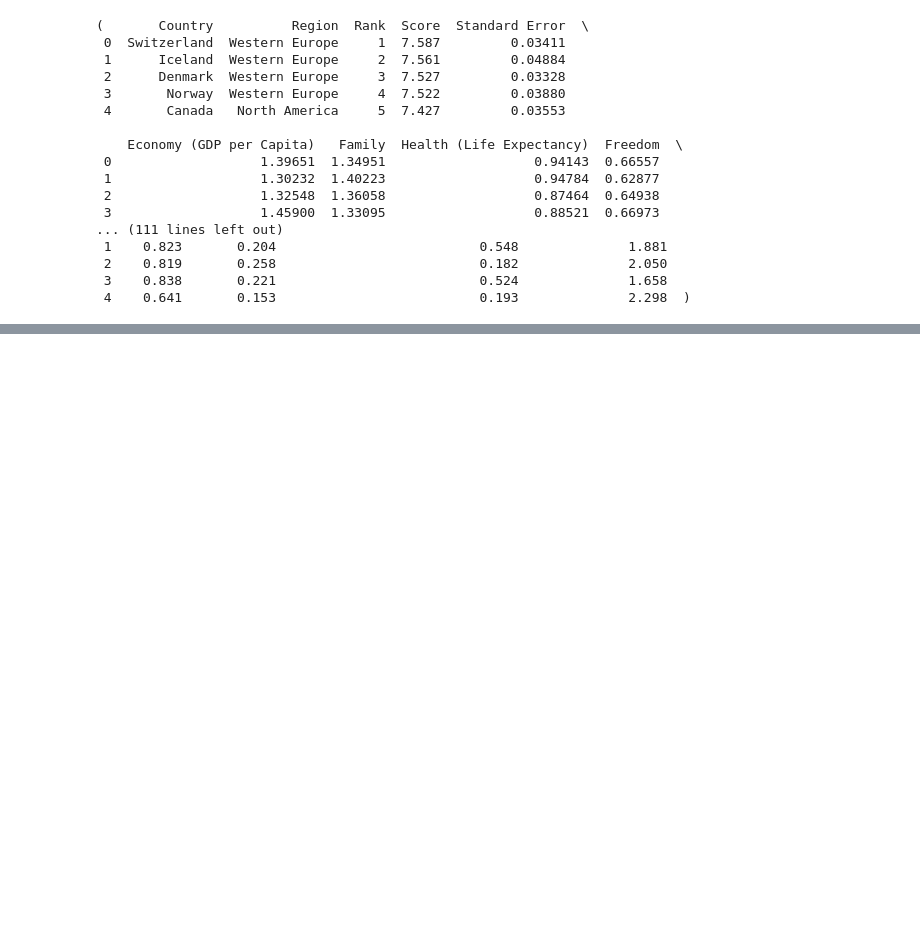
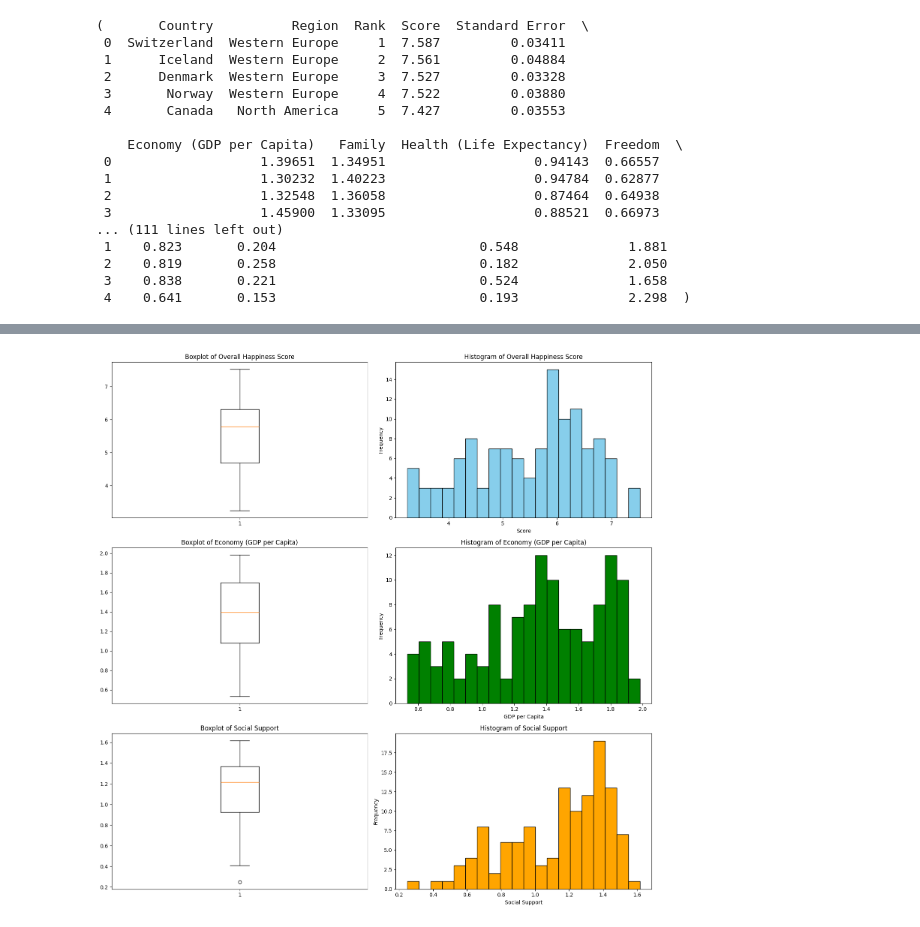
Before and after one commit to fileoy/Usecase-2, a Jupyter notebook: EDA explain template.ipynb, the cells around one changed output, grey strips where cells are left out. Cells and saved outputs as stored; diff of their text form; code cells hidden in the pictures; blank space fills up the shorter version.

```diff
--- a/EDA explain template.ipynb
+++ b/EDA explain template.ipynb
@@ -853,0 +964,38 @@ We use 3 common visualization methods:
+# %%
+# Creating a boxplot and histogram for each key metric
+
+fig, axs = plt.subplots(3, 2, figsize=(15, 15))
+
+# Boxplot and histogram for Score (Overall Happiness)
+axs[0, 0].boxplot(h24_df_filtered['Score'])
+axs[0, 0].set_title('Boxplot of Overall Happiness Score')
+
+axs[0, 1].hist(h24_df_filtered['Score'], bins=20, color='skyblue', edgecolor='black')
+axs[0, 1].set_title('Histogram of Overall Happiness Score')
+axs[0, 1].set_xlabel('Score')
+axs[0, 1].set_ylabel('Frequency')
+
+# Boxplot and histogram for Economy (GDP per Capita)
+axs[1, 0].boxplot(h24_df_filtered['Economy (GDP per Capita)'])
+axs[1, 0].set_title('Boxplot of Economy (GDP per Capita)')
+
+axs[1, 1].hist(h24_df_filtered['Economy (GDP per Capita)'], bins=20, color='green', edgecolor='black')
+axs[1, 1].set_title('Histogram of Economy (GDP per Capita)')
+axs[1, 1].set_xlabel('GDP per Capita')
+axs[1, 1].set_ylabel('Frequency')
+
+# Boxplot and histogram for Social Support
+axs[2, 0].boxplot(h24_df_filtered['Social Support'])
+axs[2, 0].set_title('Boxplot of Social Support')
+
+axs[2, 1].hist(h24_df_filtered['Social Support'], bins=20, color='orange', edgecolor='black')
+axs[2, 1].set_title('Histogram of Social Support')
+axs[2, 1].set_xlabel('Social Support')
+axs[2, 1].set_ylabel('Frequency')
+
+plt.tight_layout()
+
+# Display the boxplots and histograms
+plt.show()
+# %% [output]
+[figure, added]
```
Also changed, not shown: parts of 42 cells of this notebook.
